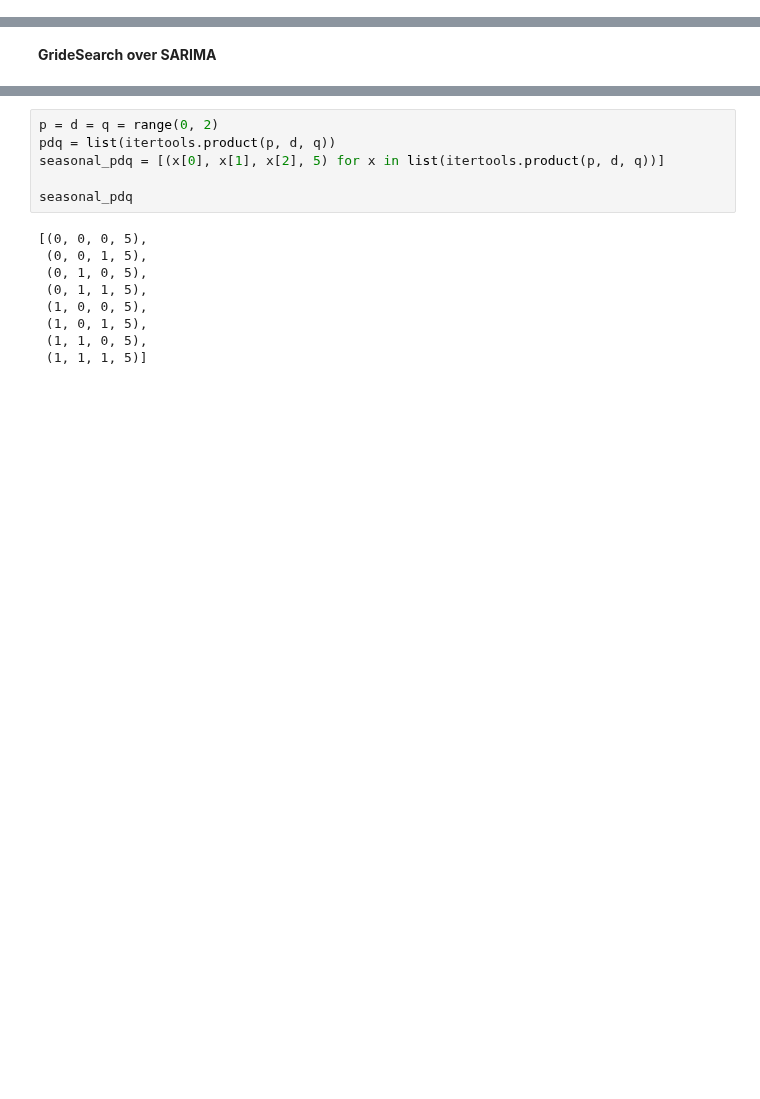
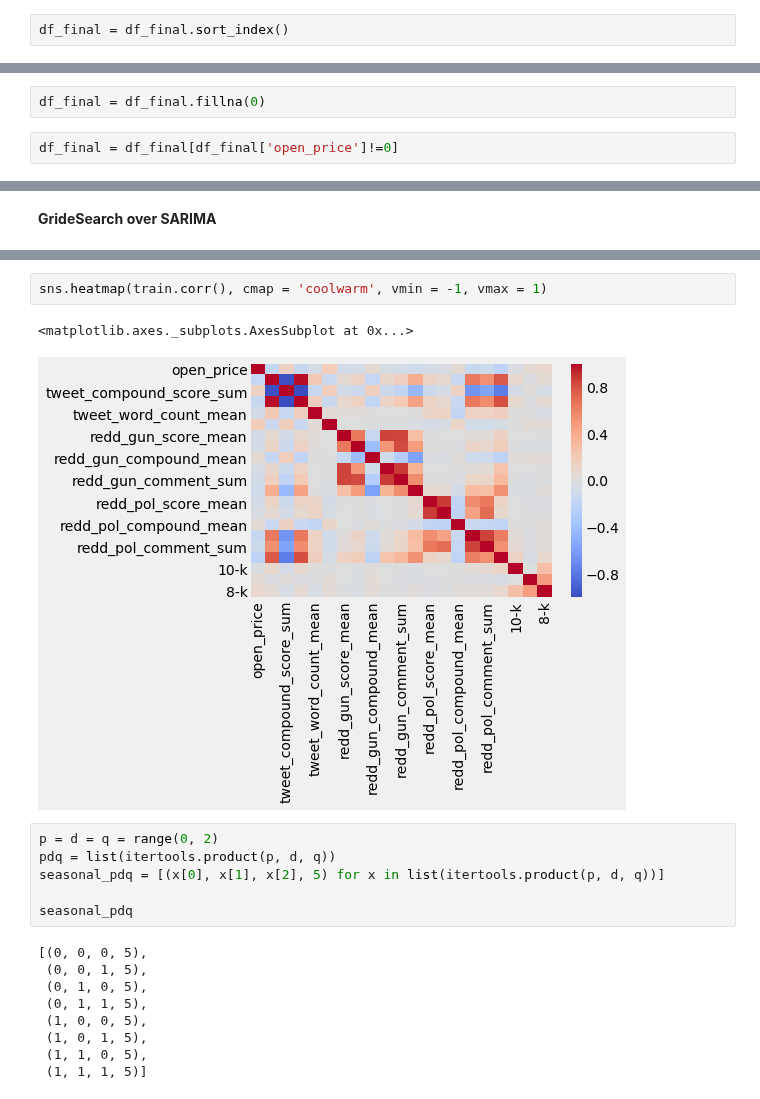
Before and after one commit to F1282231/RGR_Stock_Price_Project, a Jupyter notebook: code/Part-7-modeling.ipynb, the cells around one changed output, grey strips where cells are left out. Saved outputs shown, nothing was run; the diff lists cells and outputs as text; blank space fills up the shorter version.

```diff
--- a/code/Part-7-modeling.ipynb
+++ b/code/Part-7-modeling.ipynb
@@ -249,0 +72,2 @@ mean_squared_error(pd.DataFrame(test), preds)
+# %%
+df_final = df_final.sort_index()
@@ -249,0 +78,4 @@ mean_squared_error(pd.DataFrame(test), preds)
+# %%
+df_final = df_final.fillna(0)
+# %%
+df_final = df_final[df_final['open_price']!=0]
@@ -252,3 +125,8 @@ mean_squared_error(pd.DataFrame(test), preds)
+# %%
+sns.heatmap(train.corr(), cmap = 'coolwarm', vmin = -1, vmax = 1)
+# %% [output]
+<matplotlib.axes._subplots.AxesSubplot at 0x...>
+[figure, added]
 # %%
 p = d = q = range(0, 2)
 pdq = list(itertools.product(p, d, q))
```
Also changed, not shown: parts of 56 cells of this notebook, 2 other files.
